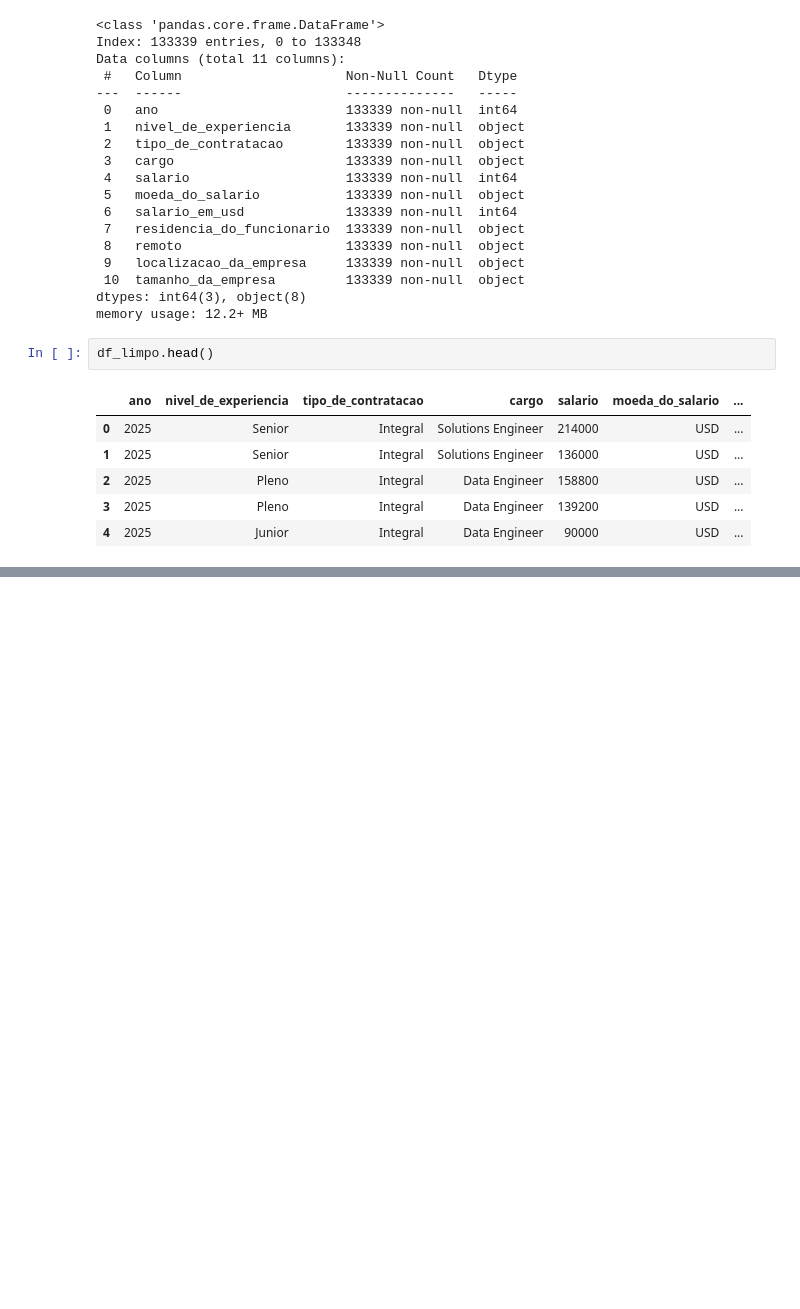
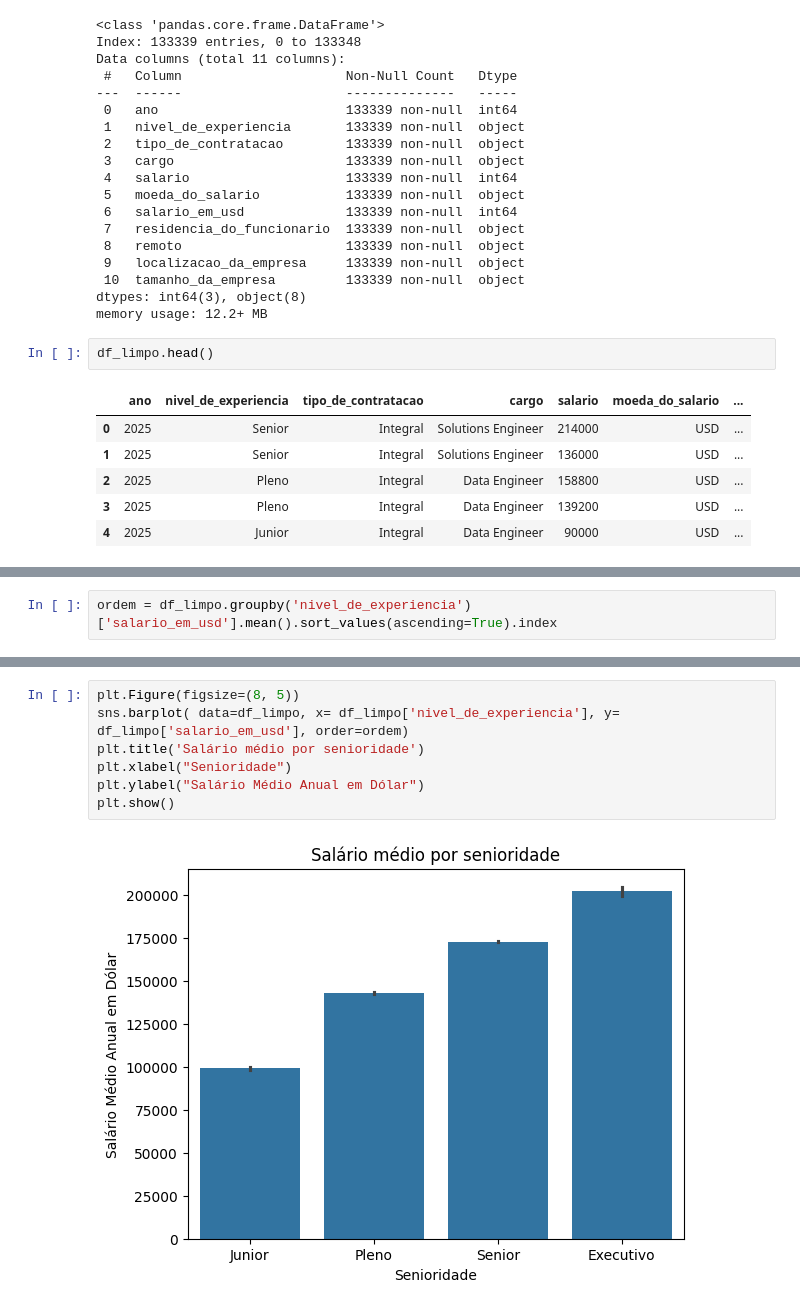
Before and after one commit to PedroCeratoo/ImersaoDataScienceAlura, a Jupyter notebook: ImersaoDS.ipynb, the cells around one changed output, grey strips where cells are left out. Saved outputs shown, nothing was run; the diff lists cells and outputs as text; blank space fills up the shorter version.

```diff
--- a/ImersaoDS.ipynb
+++ b/ImersaoDS.ipynb
@@ -425,0 +459,2 @@ df_limpo.head()
+# %%
+ordem = df_limpo.groupby('nivel_de_experiencia')['salario_em_usd'].mean().sort_values(ascending=True).index
@@ -425,0 +465,9 @@ df_limpo.head()
+# %%
+plt.Figure(figsize=(8, 5))
+sns.barplot( data=df_limpo, x= df_limpo['nivel_de_experiencia'], y= df_limpo['salario_em_usd'], order=ordem)
+plt.title('Salário médio por senioridade')
+plt.xlabel("Senioridade")
+plt.ylabel("Salário Médio Anual em Dólar")
+plt.show()
+# %% [output]
+[figure, added]
```
Also changed, not shown: parts of 14 cells of this notebook.
